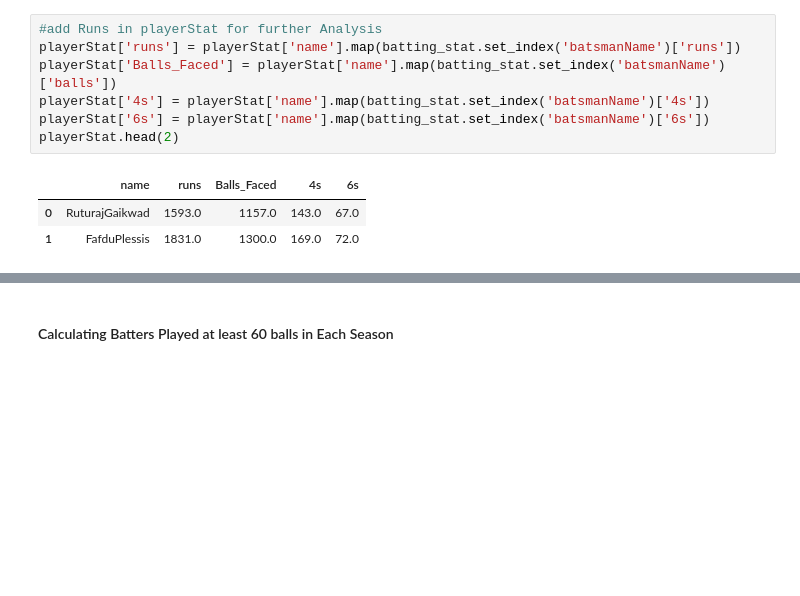
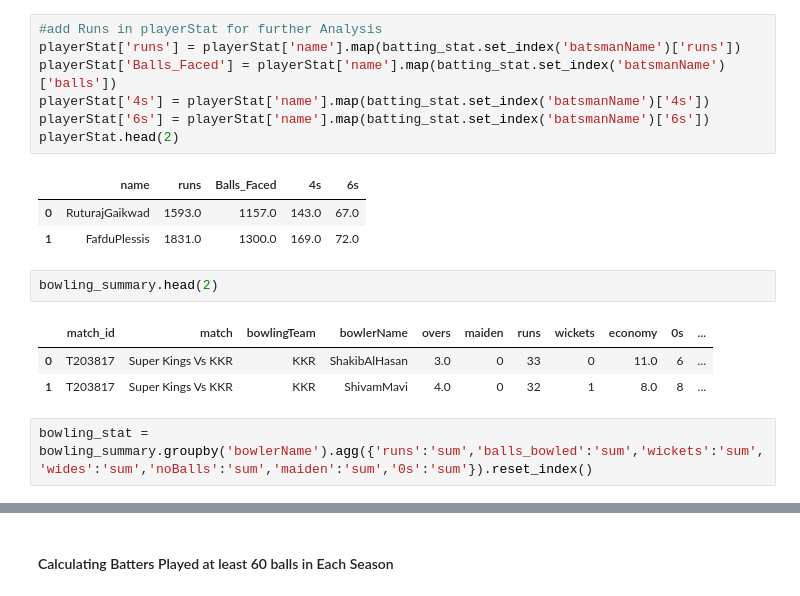
Before and after one commit to patiltan4/IPL_Analysis, a Jupyter notebook: IPL_2024_python.ipynb, the cells around one changed output, grey strips where cells are left out. Drawn from its saved outputs; the diff is of its cells as text; blank space fills up the shorter version.

```diff
--- a/IPL_2024_python.ipynb
+++ b/IPL_2024_python.ipynb
@@ -90,3 +118,11 @@ playerStat.head(2)
 |  | name | runs | Balls_Faced | 4s | 6s |
 | 0 | RuturajGaikwad | 1593.0 | 1157.0 | 143.0 | 67.0 |
 | 1 | FafduPlessis | 1831.0 | 1300.0 | 169.0 | 72.0 |
+# %%
+bowling_summary.head(2)
+# %% [output]
+|  | match_id | match | bowlingTeam | bowlerName | overs | maiden | runs | wickets | economy | 0s | ... |
+| 0 | T203817 | Super Kings Vs KKR | KKR | ShakibAlHasan | 3.0 | 0 | 33 | 0 | 11.0 | 6 | ... |
+| 1 | T203817 | Super Kings Vs KKR | KKR | ShivamMavi | 4.0 | 0 | 32 | 1 | 8.0 | 8 | ... |
+# %%
+bowling_stat =  bowling_summary.groupby('bowlerName').agg({'runs':'sum','balls_bowled':'sum','wickets':'sum','wides':'sum','noBalls':'sum','maiden':'sum','0s':'sum'}).reset_index()
```
Also changed, not shown: parts of 27 cells of this notebook.
